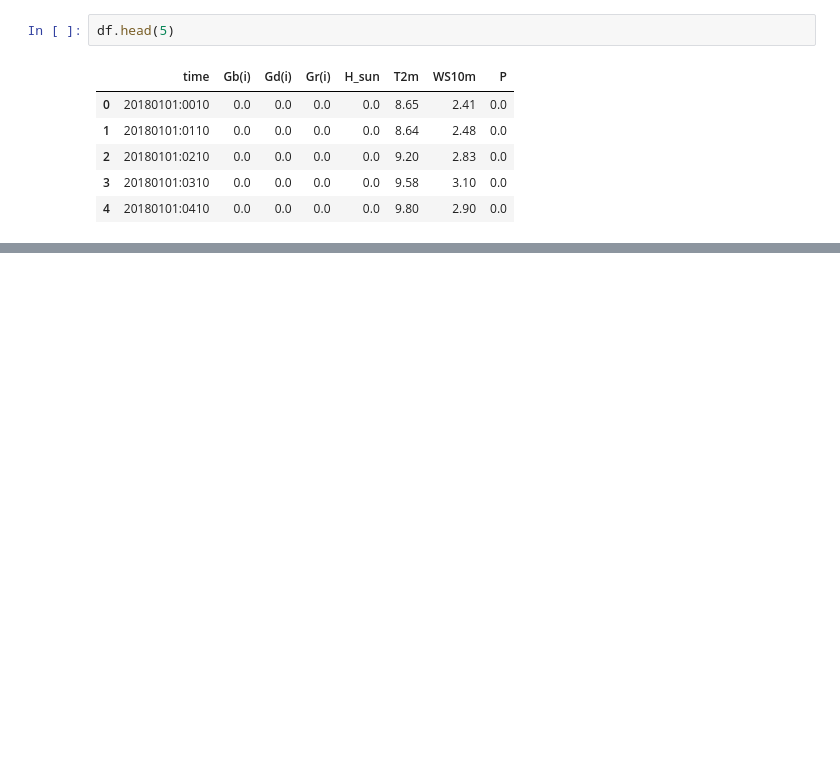
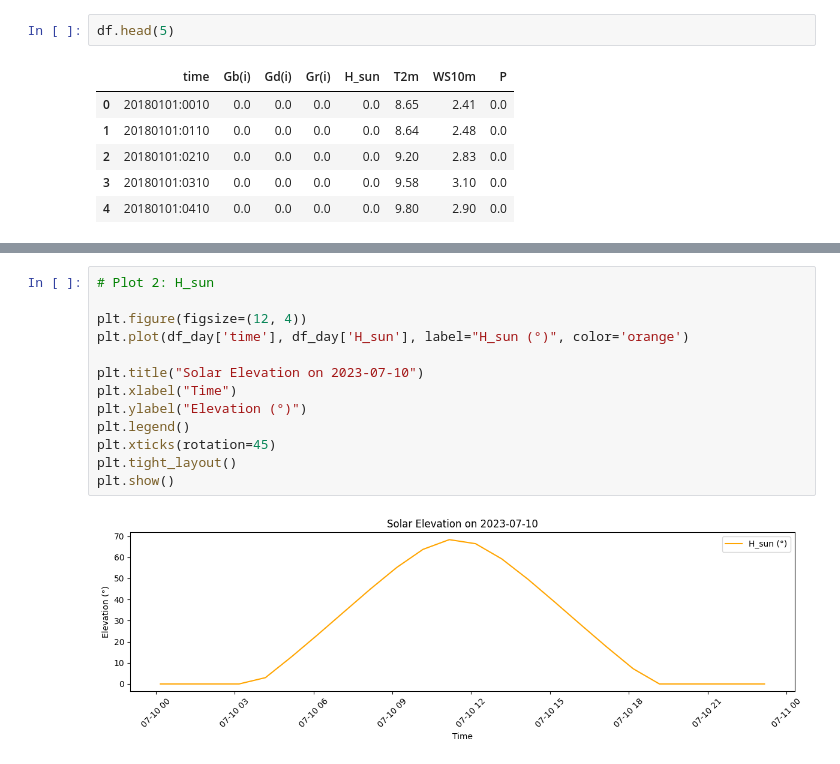
Before and after one commit to FilippoGambelli/ev-smart-charging, a Jupyter notebook: ML/radiotion_data.ipynb, the cells around one changed output, grey strips where cells are left out. Drawn from its saved outputs; the diff is of its cells as text; blank space fills up the shorter version.

```diff
--- a/ML/radiotion_data.ipynb
+++ b/ML/radiotion_data.ipynb
@@ -188,0 +89,15 @@ df_5s.to_csv("dataset/real-powerPV.csv", index=False, float_format="%.4f")
+# %%
+# Plot 2: H_sun
+
+plt.figure(figsize=(12, 4))
+plt.plot(df_day['time'], df_day['H_sun'], label="H_sun (°)", color='orange')
+
+plt.title("Solar Elevation on 2023-07-10")
+plt.xlabel("Time")
+plt.ylabel("Elevation (°)")
+plt.legend()
+plt.xticks(rotation=45)
+plt.tight_layout()
+plt.show()
+# %% [output]
+[figure, added]
```
Also changed, not shown: parts of 18 cells of this notebook, 11 other files.
